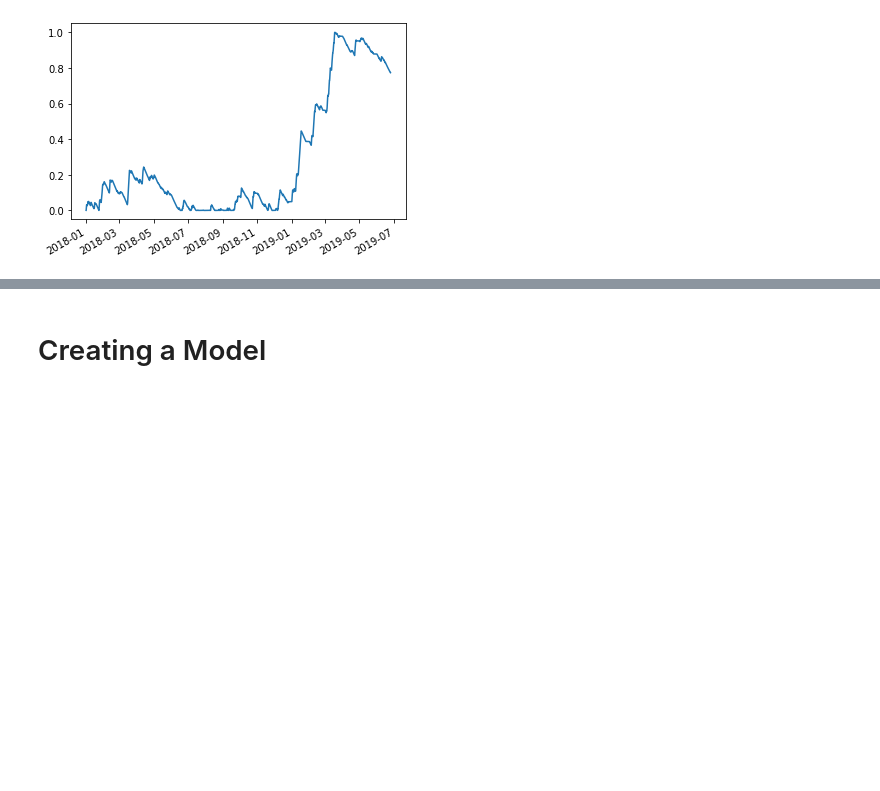
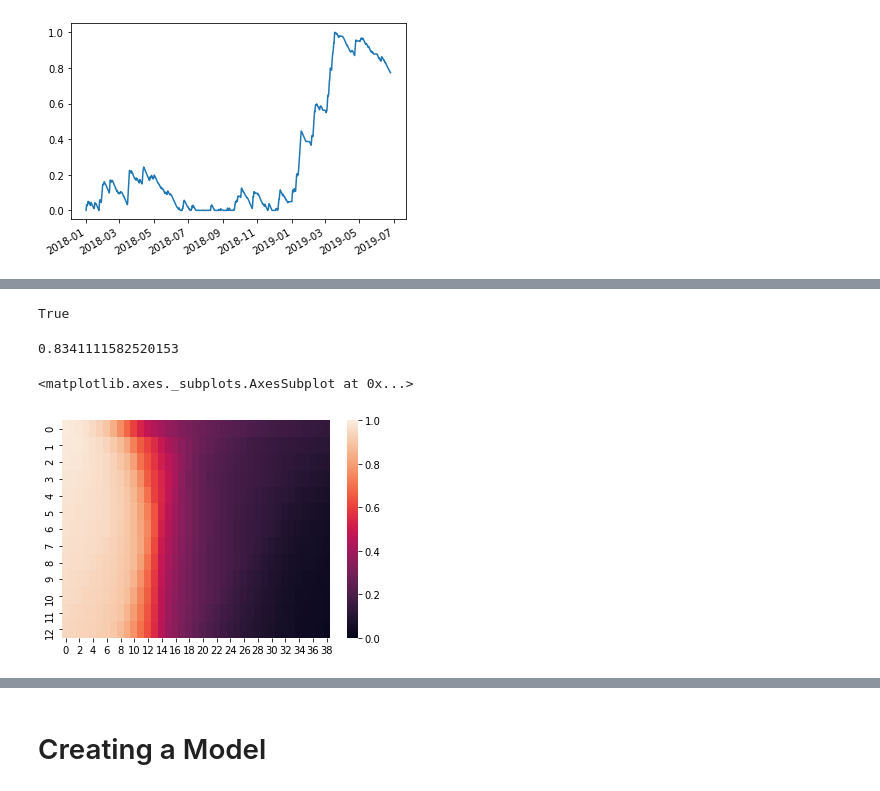
Before and after one commit to ThomTe314/capstone_quadra, a Jupyter notebook: Capstone Quadra.ipynb, the cells around one changed output, grey strips where cells are left out. Saved outputs shown, nothing was run; the diff lists cells and outputs as text; code cells hidden in the pictures; blank space fills up the shorter version.

```diff
--- a/Capstone Quadra.ipynb
+++ b/Capstone Quadra.ipynb
@@ -465,0 +467,5 @@ bs.head()
+# %%
+results = []
+for b in range(0, 1400, 100):
+    for c in np.arange(0.005, 0.2, 0.005):
+        results.append(bat_sim(nrg_df.target_losses_norm, b = b, c = c, initial_charge=b/4))
@@ -465,0 +493,22 @@ bs.head()
+# %%
+with open('files/battery_overview.p', 'rb') as f:
+    results = pickle.load(f)
+# %%
+14*39 == len(results)
+# %% [output]
+True
+# %%
+results[0].battery_charge.mean()
+# %% [output]
+0.8341111582520153
+# %%
+overview_battery_charge = []
+overview_consumption = []
+for i in range(14):
+    overview_battery_charge.append([results[j].battery_charge.mean() for j in range(i*39, (i+1)*39)])
+    overview_consumption.append([results[j].consumption.mean() for j in range(i*39, (i+1)*39)])
+# %%
+sns.heatmap(overview_battery_charge[1:], vmin = 0, vmax = 1)
+# %% [output]
+<matplotlib.axes._subplots.AxesSubplot at 0x...>
+[figure, added]
```
Also changed, not shown: parts of 10 cells of this notebook.
